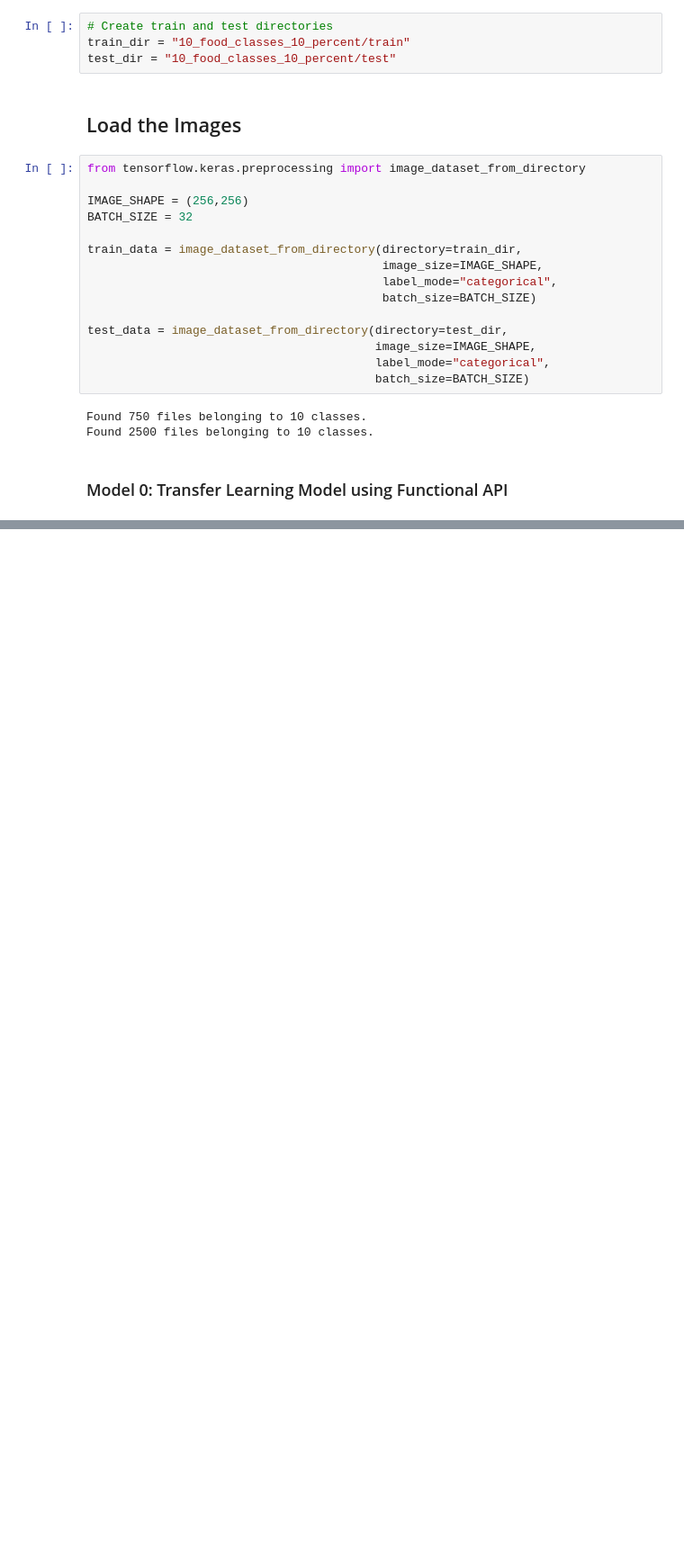
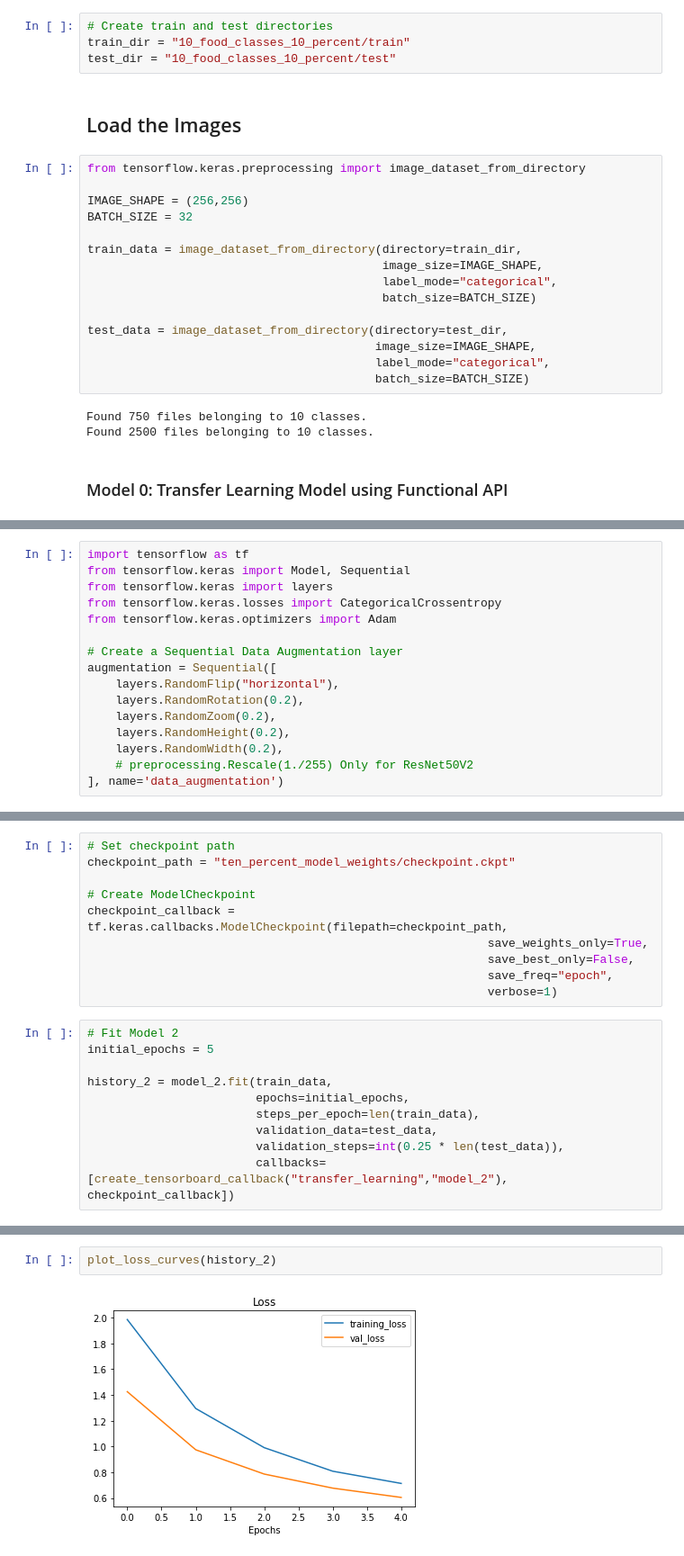
Before and after one commit to AarnoStormborn/Tensorflow-Developer-Certification, a Jupyter notebook: 05_tensorflow_transfer_learning_fine_tuning.ipynb, the cells around one changed output, grey strips where cells are left out. Shown: that part at 90% size. Saved outputs shown, nothing was run; the diff lists cells and outputs as text; blank space fills up the shorter version.

```diff
--- a/05_tensorflow_transfer_learning_fine_tuning.ipynb
+++ b/05_tensorflow_transfer_learning_fine_tuning.ipynb
@@ -244,0 +351,16 @@ plot_loss_curves(history_0)
+# %%
+import tensorflow as tf
+from tensorflow.keras import Model, Sequential
+from tensorflow.keras import layers
+from tensorflow.keras.losses import CategoricalCrossentropy
+from tensorflow.keras.optimizers import Adam
+
+# Create a Sequential Data Augmentation layer
+augmentation = Sequential([
+    layers.RandomFlip("horizontal"),
+    layers.RandomRotation(0.2),
+    layers.RandomZoom(0.2),
+    layers.RandomHeight(0.2),
+    layers.RandomWidth(0.2),
+    # preprocessing.Rescale(1./255) Only for ResNet50V2
+], name='data_augmentation')
@@ -244,0 +462,20 @@ plot_loss_curves(history_0)
+# %%
+# Set checkpoint path
+checkpoint_path = "ten_percent_model_weights/checkpoint.ckpt"
+
+# Create ModelCheckpoint
+checkpoint_callback = tf.keras.callbacks.ModelCheckpoint(filepath=checkpoint_path,
+                                                         save_weights_only=True,
+                                                         save_best_only=False,
+                                                         save_freq="epoch",
+                                                         verbose=1)
+# %%
+# Fit Model 2
+initial_epochs = 5
+
+history_2 = model_2.fit(train_data,
+                        epochs=initial_epochs,
+                        steps_per_epoch=len(train_data),
+                        validation_data=test_data,
+                        validation_steps=int(0.25 * len(test_data)),
+                        callbacks=[create_tensorboard_callback("transfer_learning","model_2"), checkpoint_callback])
@@ -244,0 +510,4 @@ plot_loss_curves(history_0)
+# %%
+plot_loss_curves(history_2)
+# %% [output]
+[figure, added]
```
Also changed, not shown: parts of 66 cells of this notebook.
